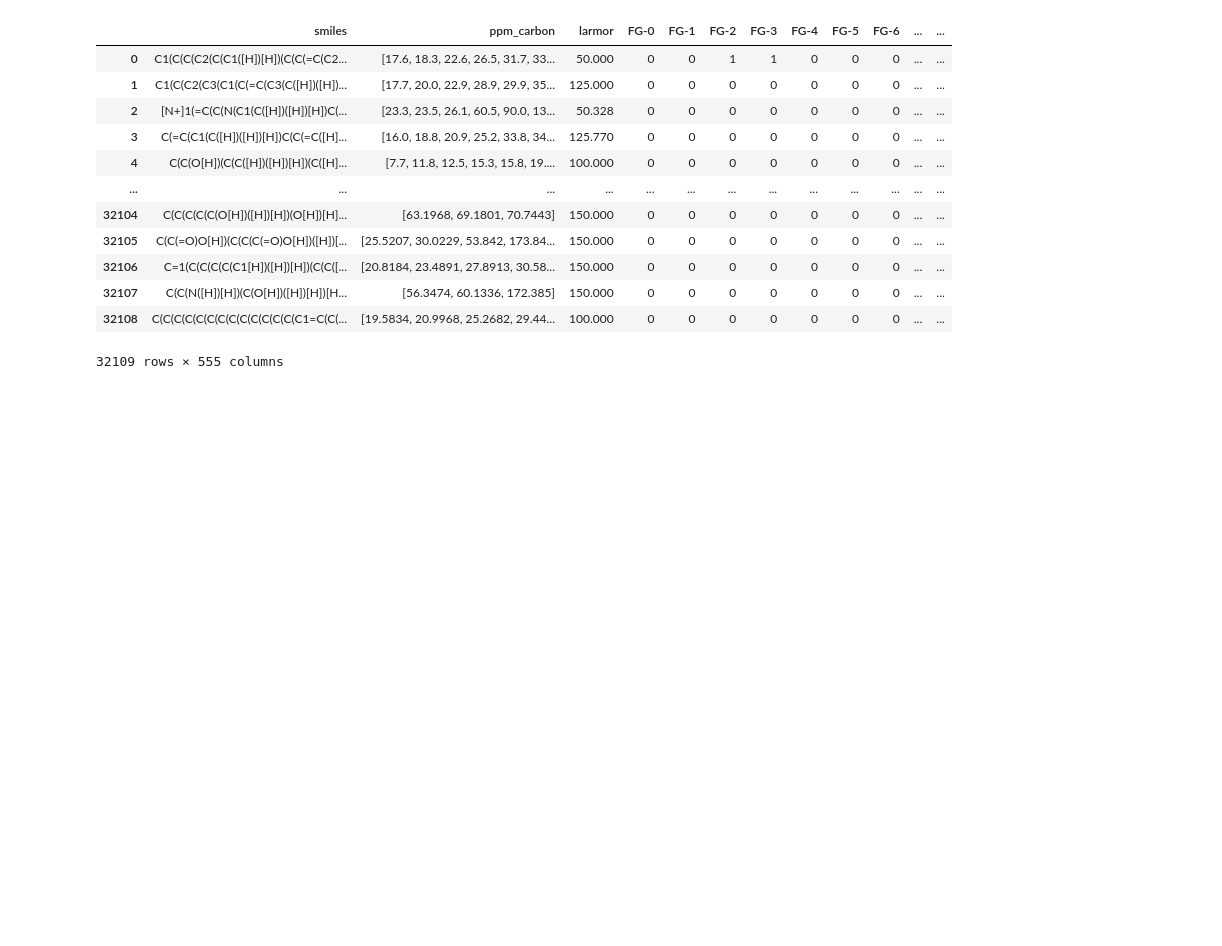
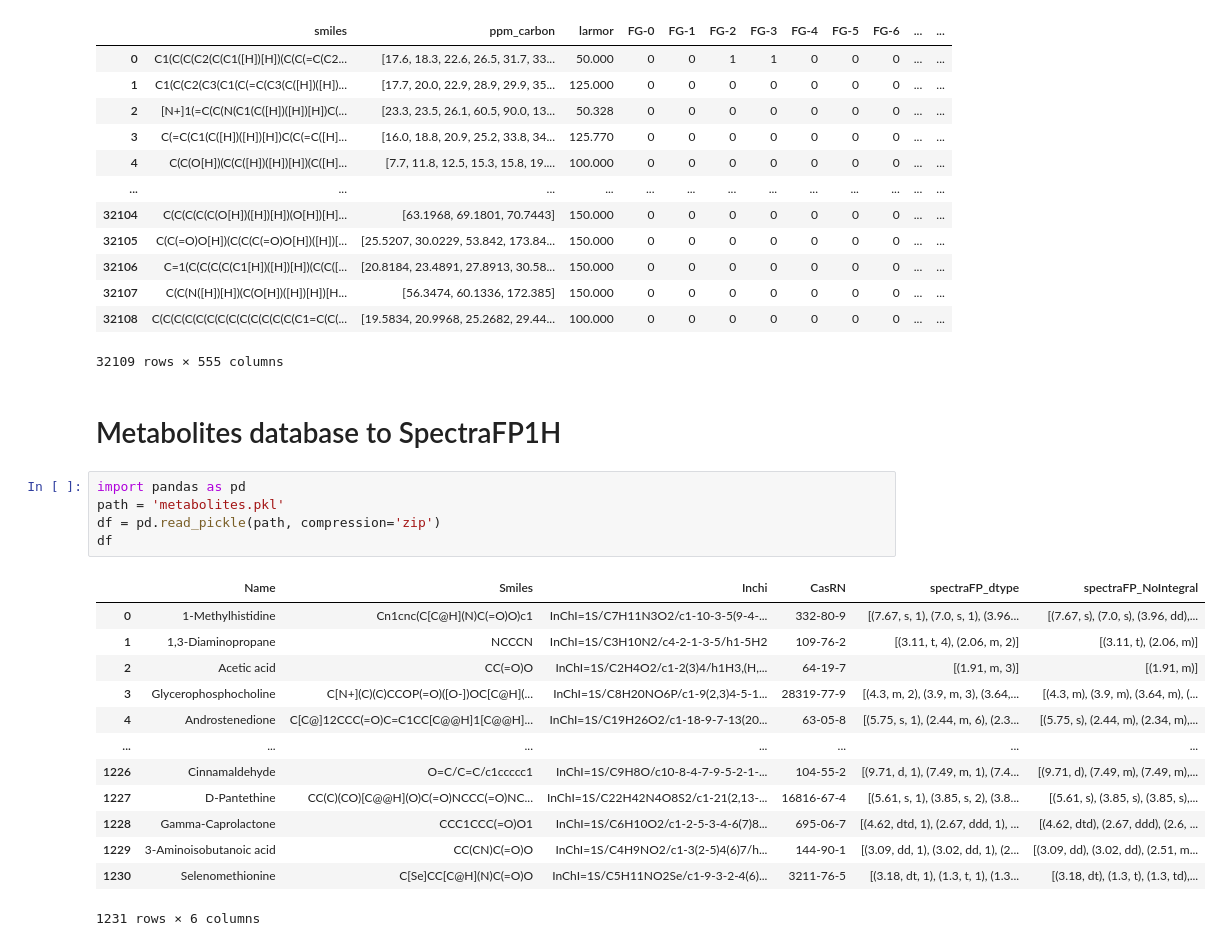
Before and after one commit to jeffrichardchemistry/SpectraFP, a Jupyter notebook: example/Reading pickle data.ipynb, the cells around one changed output. Drawn from its saved outputs; the diff is of its cells as text; blank space fills up the shorter version.

```diff
--- a/example/Reading pickle data.ipynb
+++ b/example/Reading pickle data.ipynb
@@ -31,3 +31,24 @@ df
 | 32107 | C(C(N([H])[H])(C(O[H])([H])[H])[H... | [56.3474, 60.1336, 172.385] | 150.000 | 0 | 0 | 0 | 0 | 0 | 0 | 0 | ... | ... |
 | 32108 | C(C(C(C(C(C(C(C(C(C(C(C(C(C1=C(C(... | [19.5834, 20.9968, 25.2682, 29.44... | 100.000 | 0 | 0 | 0 | 0 | 0 | 0 | 0 | ... | ... |
 32109 rows × 555 columns
+# %% [markdown]
+# Metabolites database to SpectraFP1H
+# %%
+import pandas as pd
+path = 'metabolites.pkl'
+df = pd.read_pickle(path, compression='zip')
+df
+# %% [output]
+|  | Name | Smiles | Inchi | CasRN | spectraFP_dtype | spectraFP_NoIntegral |
+| 0 | 1-Methylhistidine | Cn1cnc(C[C@H](N)C(=O)O)c1 | InChI=1S/C7H11N3O2/c1-10-3-5(9-4-... | 332-80-9 | [(7.67, s, 1), (7.0, s, 1), (3.96... | [(7.67, s), (7.0, s), (3.96, dd),... |
+| 1 | 1,3-Diaminopropane | NCCCN | InChI=1S/C3H10N2/c4-2-1-3-5/h1-5H2 | 109-76-2 | [(3.11, t, 4), (2.06, m, 2)] | [(3.11, t), (2.06, m)] |
+| 2 | Acetic acid | CC(=O)O | InChI=1S/C2H4O2/c1-2(3)4/h1H3,(H,... | 64-19-7 | [(1.91, m, 3)] | [(1.91, m)] |
+| 3 | Glycerophosphocholine | C[N+](C)(C)CCOP(=O)([O-])OC[C@H](... | InChI=1S/C8H20NO6P/c1-9(2,3)4-5-1... | 28319-77-9 | [(4.3, m, 2), (3.9, m, 3), (3.64,... | [(4.3, m), (3.9, m), (3.64, m), (... |
+| 4 | Androstenedione | C[C@]12CCC(=O)C=C1CC[C@@H]1[C@@H]... | InChI=1S/C19H26O2/c1-18-9-7-13(20... | 63-05-8 | [(5.75, s, 1), (2.44, m, 6), (2.3... | [(5.75, s), (2.44, m), (2.34, m),... |
+| ... | ... | ... | ... | ... | ... | ... |
+| 1226 | Cinnamaldehyde | O=C/C=C/c1ccccc1 | InChI=1S/C9H8O/c10-8-4-7-9-5-2-1-... | 104-55-2 | [(9.71, d, 1), (7.49, m, 1), (7.4... | [(9.71, d), (7.49, m), (7.49, m),... |
+| 1227 | D-Pantethine | CC(C)(CO)[C@@H](O)C(=O)NCCC(=O)NC... | InChI=1S/C22H42N4O8S2/c1-21(2,13-... | 16816-67-4 | [(5.61, s, 1), (3.85, s, 2), (3.8... | [(5.61, s), (3.85, s), (3.85, s),... |
+| 1228 | Gamma-Caprolactone | CCC1CCC(=O)O1 | InChI=1S/C6H10O2/c1-2-5-3-4-6(7)8... | 695-06-7 | [(4.62, dtd, 1), (2.67, ddd, 1), ... | [(4.62, dtd), (2.67, ddd), (2.6, ... |
+| 1229 | 3-Aminoisobutanoic acid | CC(CN)C(=O)O | InChI=1S/C4H9NO2/c1-3(2-5)4(6)7/h... | 144-90-1 | [(3.09, dd, 1), (3.02, dd, 1), (2... | [(3.09, dd), (3.02, dd), (2.51, m... |
+| 1230 | Selenomethionine | C[Se]CC[C@H](N)C(=O)O | InChI=1S/C5H11NO2Se/c1-9-3-2-4(6)... | 3211-76-5 | [(3.18, dt, 1), (1.3, t, 1), (1.3... | [(3.18, dt), (1.3, t), (1.3, td),... |
+1231 rows × 6 columns
```
Also changed, not shown: 5 other files.
